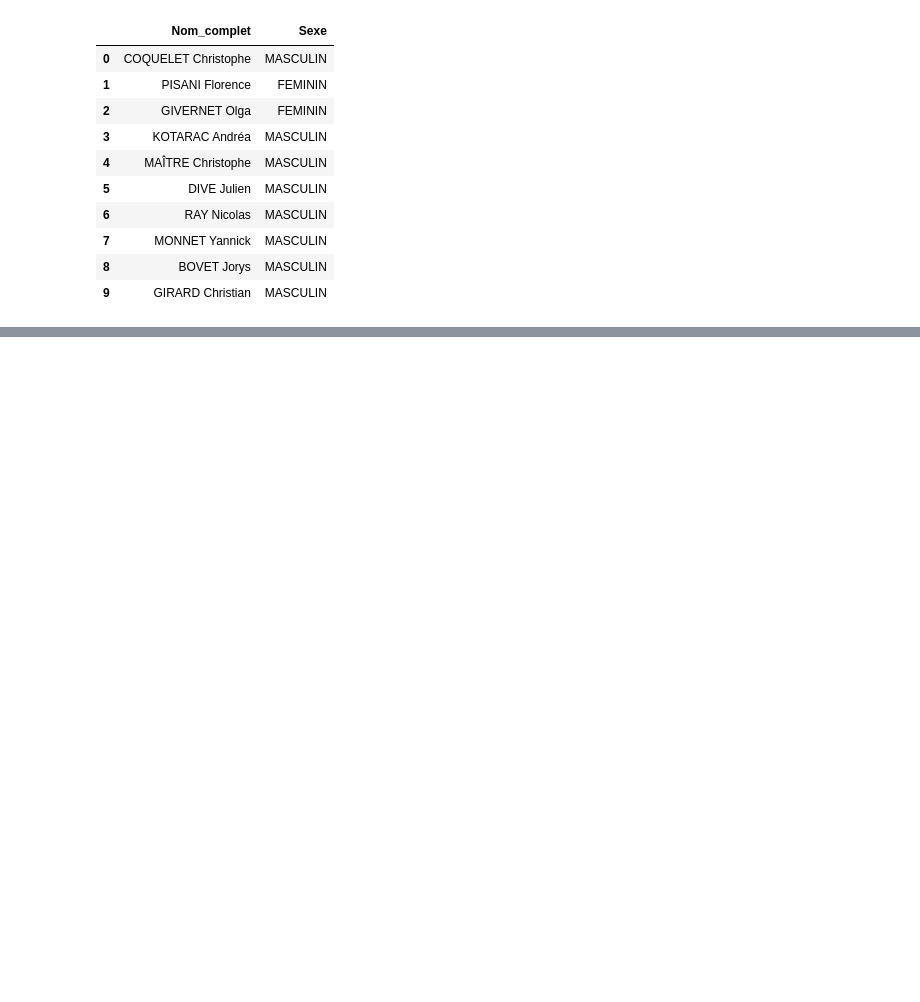
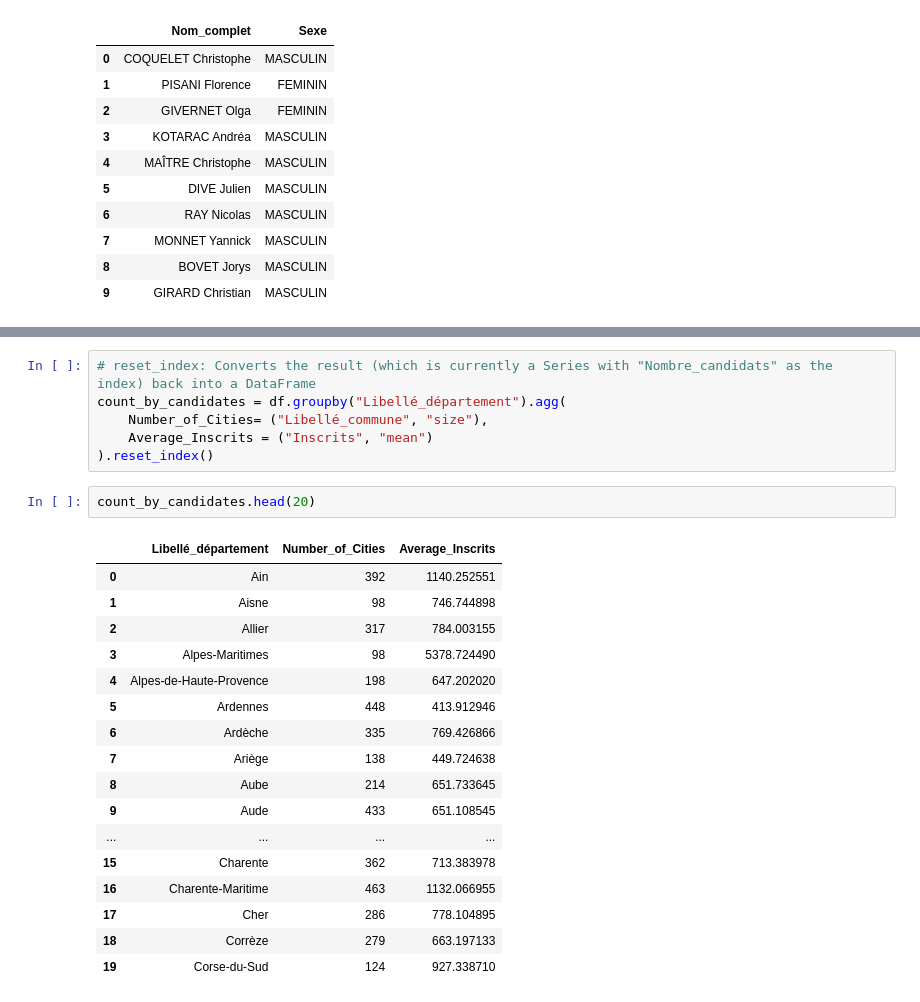
Before and after one commit to RonanRibouletPython/Data_Analysis_Job_Prep, a Jupyter notebook: Notebooks/EDA_Election_2024.ipynb, the cells around one changed output, grey strips where cells are left out. Cells and saved outputs as stored; diff of their text form; blank space fills up the shorter version.

```diff
--- a/Notebooks/EDA_Election_2024.ipynb
+++ b/Notebooks/EDA_Election_2024.ipynb
@@ -257,0 +261,26 @@ plt.show()
+# %%
+# reset_index: Converts the result (which is currently a Series with "Nombre_candidats" as the index) back into a DataFrame
+count_by_candidates = df.groupby("Libellé_département").agg(
+    Number_of_Cities= ("Libellé_commune", "size"),
+    Average_Inscrits = ("Inscrits", "mean")
+).reset_index()
+# %%
+count_by_candidates.head(20)
+# %% [output]
+|  | Libellé_département | Number_of_Cities | Average_Inscrits |
+| 0 | Ain | 392 | 1140.252551 |
+| 1 | Aisne | 98 | 746.744898 |
+| 2 | Allier | 317 | 784.003155 |
+| 3 | Alpes-Maritimes | 98 | 5378.724490 |
+| 4 | Alpes-de-Haute-Provence | 198 | 647.202020 |
+| 5 | Ardennes | 448 | 413.912946 |
+| 6 | Ardèche | 335 | 769.426866 |
+| 7 | Ariège | 138 | 449.724638 |
+| 8 | Aube | 214 | 651.733645 |
+| 9 | Aude | 433 | 651.108545 |
+| ... | ... | ... | ... |
+| 15 | Charente | 362 | 713.383978 |
+| 16 | Charente-Maritime | 463 | 1132.066955 |
+| 17 | Cher | 286 | 778.104895 |
+| 18 | Corrèze | 279 | 663.197133 |
+| 19 | Corse-du-Sud | 124 | 927.338710 |
```
Also changed, not shown: parts of 2 cells of this notebook, 4 other files.
